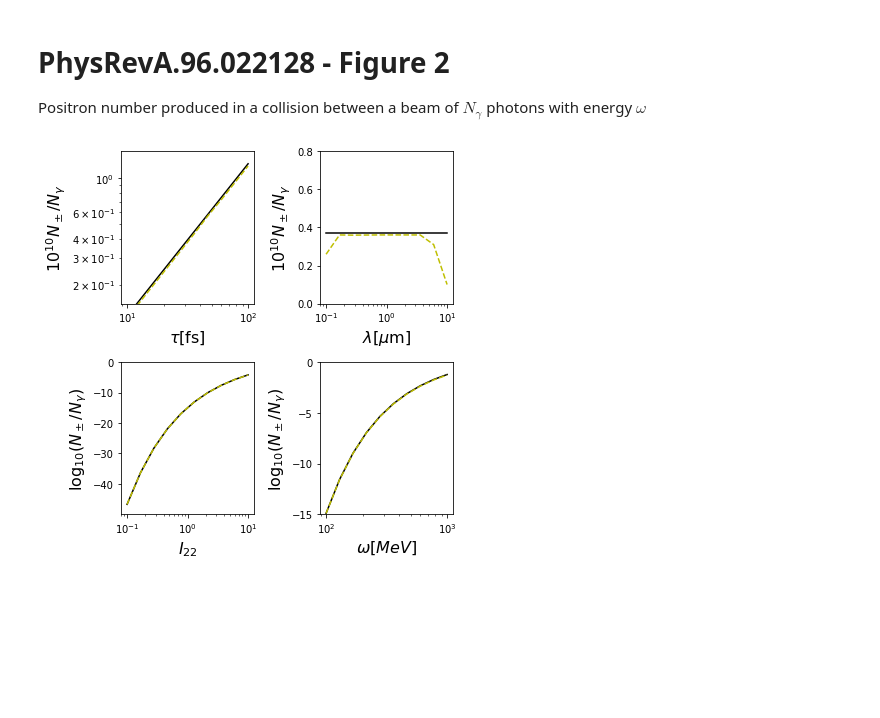
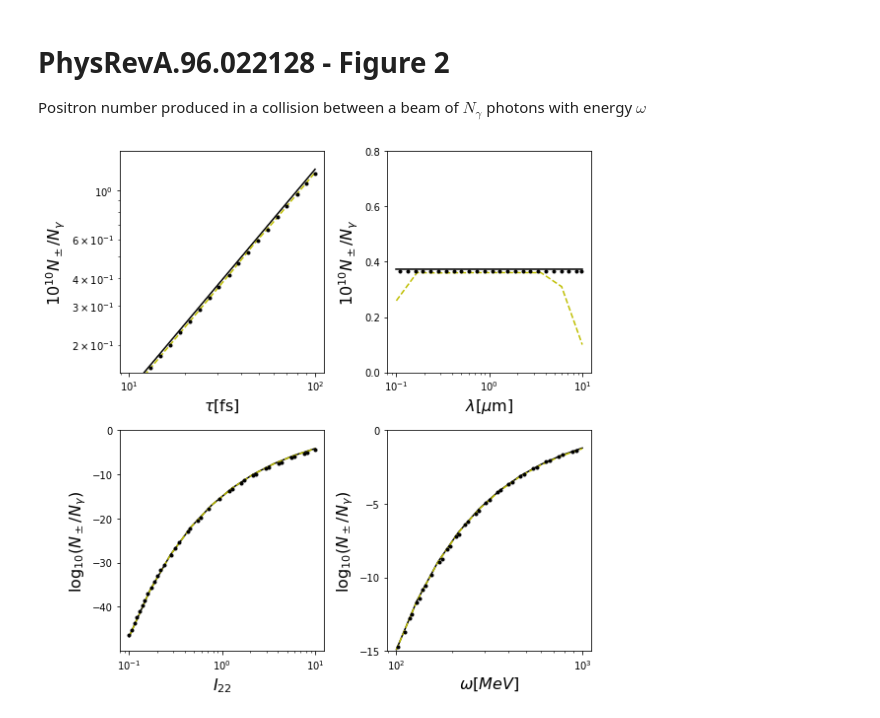
Before and after one commit to RePlasma/PhysRevA_96_022128, a Jupyter notebook: fig2.ipynb, the cells around one changed output. Cells and saved outputs as stored; diff of their text form; code cells hidden in the pictures; blank space fills up the shorter version.

Commit message:
complete comparison with WebPlotDigitizer

```diff
--- a/fig2.ipynb
+++ b/fig2.ipynb
@@ -119,11 +119,19 @@ for k in trange(len(wlst2)):
     Np_w2[k] = Ppmk;
 # %%
 # plot all
-fig, axes = plt.subplots(nrows=2, ncols=2,figsize=(6,6))
+fig, axes = plt.subplots(nrows=2, ncols=2,figsize=(8,8))
 fntsz = 16
 
 axes[0,0].plot(taulst1,1e10*Np_tau1,'k-','LineWidth',3)
 axes[0,0].plot(taulst2,1e10*Np_tau2,'y--','LineWidth',1)
+#
+f = open('data/fig2a/wpd.json')
+data = json.load(f)
+datatmp = data['datasetColl'][0]['data']
+datatmp2 = np.array([datatmp[i]['value'] for i in range(len(datatmp))])
+indxs = np.argsort(datatmp2[:,0])
+axes[0,0].plot(datatmp2[:,0][indxs],datatmp2[:,1][indxs],'k.')
+#
 axes[0,0].set_xlabel(r'$\tau[\mathrm{fs}]$', size=fntsz)
 axes[0,0].set_ylabel(r'$10^{10} N_\pm /N_\gamma$',size=fntsz)
 axes[0,0].set_xticks([10,20,50,100]);
@@ -134,32 +142,56 @@ axes[0,0].set_yscale('log')
 
 axes[0,1].plot(lbdlst1,1e10*Np_lbd1,'k-','LineWidth',3)
 axes[0,1].plot(lbdlst2,1e10*Np_lbd2,'y--','LineWidth',1)
+#
+f = open('data/fig2b/wpd.json')
+data = json.load(f)
+datatmp = data['datasetColl'][0]['data']
+datatmp2 = np.array([datatmp[i]['value'] for i in range(len(datatmp))])
+indxs = np.argsort(datatmp2[:,0])
+axes[0,1].plot(datatmp2[:,0][indxs],datatmp2[:,1][indxs],'k.')
+#
 axes[0,1].set_xlabel(r'$\lambda[\mu \mathrm{m}]$', size=fntsz)
 axes[0,1].set_ylabel(r'$10^{10} N_\pm /N_\gamma$', size=fntsz)
 axes[0,1].set_xticks([0.1,0.5,1,5,10])
 axes[0,1].set_yticks([0,0.2,0.4,0.6,0.8])
 axes[0,1].set_ylim([0,0.8])
 axes[0,1].set_xscale('log')
 
 axes[1,0].plot(I22lst1,log10(Np_I221),'k-','LineWidth',3)
 axes[1,0].plot(I22lst2,log10(Np_I222),'y--','LineWidth',1)
+#
+f = open('data/fig2c/wpd.json')
+data = json.load(f)
+datatmp = data['datasetColl'][0]['data']
+datatmp2 = np.array([datatmp[i]['value'] for i in range(len(datatmp))])
+indxs = np.argsort(datatmp2[:,0])
+axes[1,0].plot(datatmp2[:,0][indxs],datatmp2[:,1][indxs],'k.')
+#
 axes[1,0].set_xlabel(r'$I_{22}$', size=fntsz)
 axes[1,0].set_ylabel(r'$\log_{10}(N_\pm /N_\gamma)$', size=fntsz);
 axes[1,0].set_xticks([0.1,0.5,1,5,10]);
 axes[1,0].set_yticks([-40,-30,-20,-10,0])
 axes[1,0].set_ylim([-50,0])
 axes[1,0].set_xscale('log')
 
 axes[1,1].plot(wlst1*1000,log10(Np_w1),'k-','LineWidth',3)
 axes[1,1].plot(wlst2*1000,log10(Np_w2),'y--','LineWidth',1)
+#
+f = open('data/fig2d/wpd.json')
+data = json.load(f)
+datatmp = data['datasetColl'][0]['data']
+datatmp2 = np.array([datatmp[i]['value'] for i in range(len(datatmp))])
+indxs = np.argsort(datatmp2[:,0])
+axes[1,1].plot(datatmp2[:,0][indxs],datatmp2[:,1][indxs],'k.')
+#
 axes[1,1].set_xlabel(r'$\omega[MeV]$', size=fntsz)
 axes[1,1].set_ylabel(r'$\log_{10}(N_\pm /N_\gamma)$', size=fntsz)
 axes[1,1].set_xticks([100,200,500,1000]);
 axes[1,1].set_yticks([-15,-10,-5,0]);
 axes[1,1].set_ylim([-15,0])
 axes[1,1].set_xscale('log')
 
 plt.tight_layout()
 plt.show()
 # %% [output]
-[figure, old version]
+[figure, new version]
```
Also changed, not shown: 6 other files.
